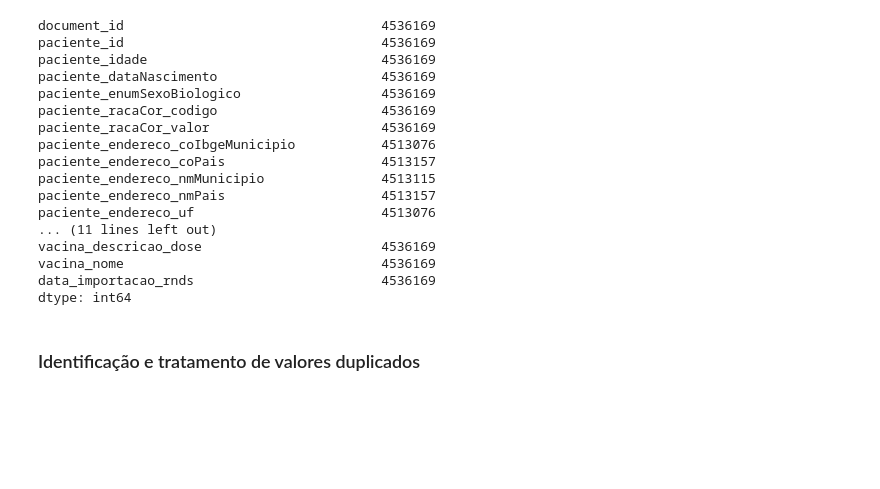
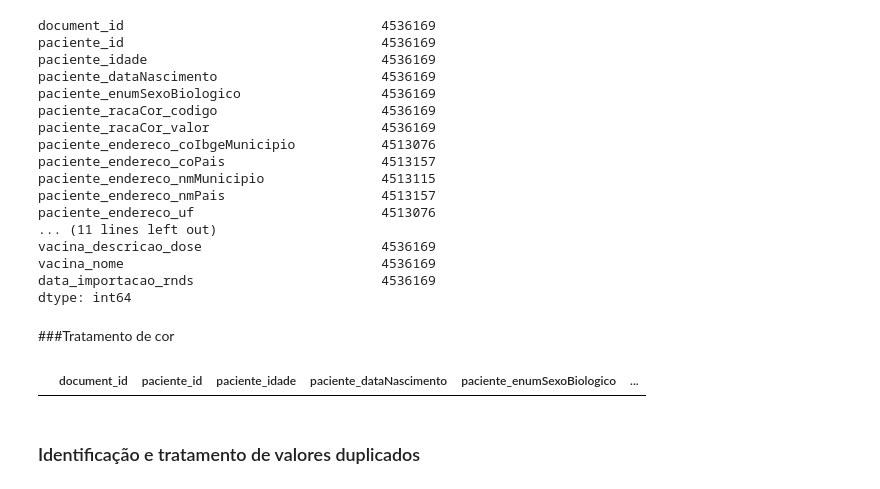
Before and after one commit to massaoiwanaga/topespsi, a Jupyter notebook: TESI_VAC_COVID.ipynb, the cells around one changed output. Saved outputs shown, nothing was run; the diff lists cells and outputs as text; code cells hidden in the pictures; blank space fills up the shorter version.

```diff
--- a/TESI_VAC_COVID.ipynb
+++ b/TESI_VAC_COVID.ipynb
@@ -324,6 +324,19 @@ dtype: int64
 # %%
 # Código reprodutível
 # Incluir alguma validação em relaçao ao conteúdo das colunas que serão trabalhadas, usando o comando assert - ideia: valor mínimo, máximo ou média
+# %% [markdown]
+###Tratamento de cor
+# %%
+#df_vacinacao.query('paciente_racaCor_codigo not in ["1", "2", "3", "4", "99"]')
+
+#Aqui verificou-se a existência de outra raça/cor não contemplada no dicionário de dados:
+#raça/cor = 5 (indígena) com 77831 registros encontrados
+#df_vacinacao.query('paciente_racaCor_codigo  in ["5"]')
+
+#Aqui verificou-se que não existe ocorrência de valor de raça/cor diferente de "1", "2", "3", "4", "5", "99", logo nenhum tratamento foi preciso
+df_vacinacao.query('paciente_racaCor_codigo not in ["1", "2", "3", "4", "5", "99"]')
+# %% [output]
+|  | document_id | paciente_id | paciente_idade | paciente_dataNascimento | paciente_enumSexoBiologico | ... |
 # %% [markdown]
 ### Identificação e tratamento de valores duplicados
 # %%
```
Also changed, not shown: parts of 1 cell of this notebook.
